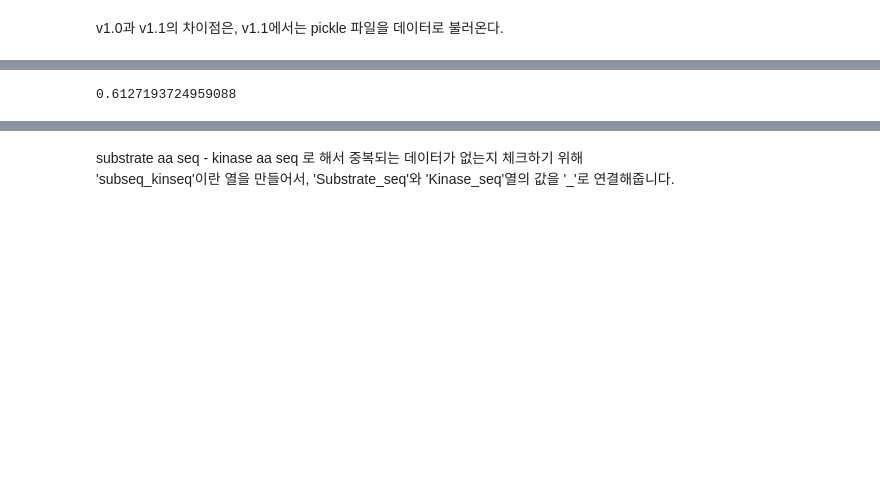
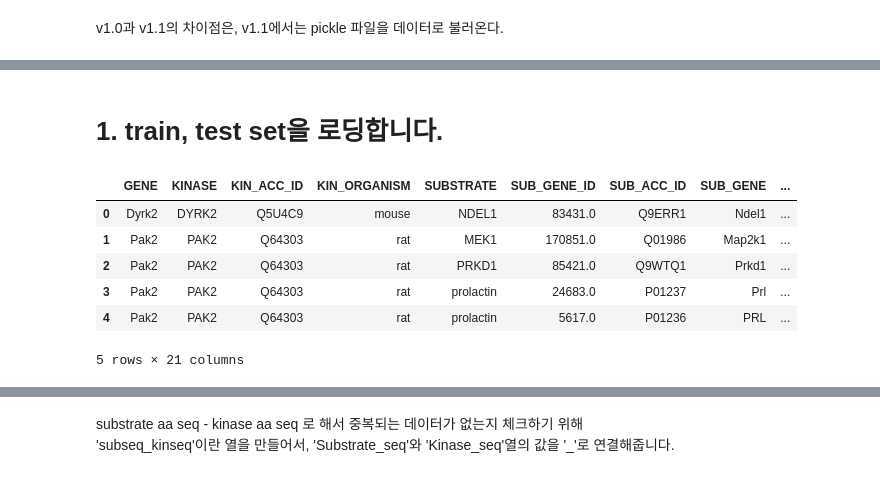
Before and after one commit to jeguring/2022_phosphorylaytion_prediction, a Jupyter notebook: EDA/220502_pp-pred_train-test-duplicate-comparison_v1.1_HB.ipynb, the cells around one changed output, grey strips where cells are left out. Cells and saved outputs as stored; diff of their text form; code cells hidden in the pictures; blank space fills up the shorter version.

```diff
--- a/EDA/220502_pp-pred_train-test-duplicate-comparison_v1.1_HB.ipynb
+++ b/EDA/220502_pp-pred_train-test-duplicate-comparison_v1.1_HB.ipynb
@@ -10,14 +12,0 @@ import openpyxl
-# %%
-df_train = pd.read_csv
-# %%
-  # train data CSV파일 읽기
-df_train = pd.read_csv("/home/hb/python/pp_pred/result/traindata.csv")
-df_train.drop(['Unnamed: 0'], axis=1, inplace=True)
-display(df_train)
-print(len(df_train))
-
-  # test data CSV파일 읽기
-df_test = pd.read_excel("/home/hb/python/pp_pred/result/testdata.xlsx")
-df_test.drop(['Unnamed: 0'], axis=1, inplace=True)
-display(df_test)
-print(len(df_test))
@@ -80,4 +13,29 @@ df_train_human
-# %%
-len(df_train_human)/len(df_train)
-# %% [output]
-0.6127193724959088
+# %% [markdown]
+# 1. train, test set을 로딩합니다.
+# %%
+# train pickle 파일 Loading
+with open('/home/hb/python/pp_pred/from_kw/ignore_file/dfpsphmm_ratiorandomver2.pickle', 'rb') as file:
+  df_train = pickle.load(file)
+
+df_train = pd.DataFrame(df_train,columns=['GENE','KINASE','KIN_ACC_ID','KIN_ORGANISM','SUBSTRATE',
+                                'SUB_GENE_ID','SUB_ACC_ID','SUB_GENE','SUB_ORGANISM','SUB_MOD_RSD','SITE_GRP_ID',
+                                'SITE_+/-7_AA','DOMAIN','IN_VIVO_RXN','IN_VITRO_RXN','CST_CAT#','KINseq',
+                                'Length','answer','singleSITE','matrix'])
+
+# test pickle 파일 loading
+with open( "/home/hb/python/pp_pred/from_kw/ignore_file/dfdepodhmm_ratiorandomver2.pickle", "rb" ) as file:
+    df_test = pickle.load(file)
+df_test.rename(columns = {'kinseq' : 'KINseq','Substrate' : 'SITE_+/-7_AA'}, inplace = True)
+# df_test = df_test[['KINseq','SITE_+/-7_AA','matrix']]
+# df_test = df7[:445]
+
+display(df_train.head(5))
+display(df_test.head(5))
+# %% [output]
+|  | GENE | KINASE | KIN_ACC_ID | KIN_ORGANISM | SUBSTRATE | SUB_GENE_ID | SUB_ACC_ID | SUB_GENE | ... |
+| 0 | Dyrk2 | DYRK2 | Q5U4C9 | mouse | NDEL1 | 83431.0 | Q9ERR1 | Ndel1 | ... |
+| 1 | Pak2 | PAK2 | Q64303 | rat | MEK1 | 170851.0 | Q01986 | Map2k1 | ... |
+| 2 | Pak2 | PAK2 | Q64303 | rat | PRKD1 | 85421.0 | Q9WTQ1 | Prkd1 | ... |
+| 3 | Pak2 | PAK2 | Q64303 | rat | prolactin | 24683.0 | P01237 | Prl | ... |
+| 4 | Pak2 | PAK2 | Q64303 | rat | prolactin | 5617.0 | P01236 | PRL | ... |
+5 rows × 21 columns
```
Also changed, not shown: parts of 38 cells of this notebook.
